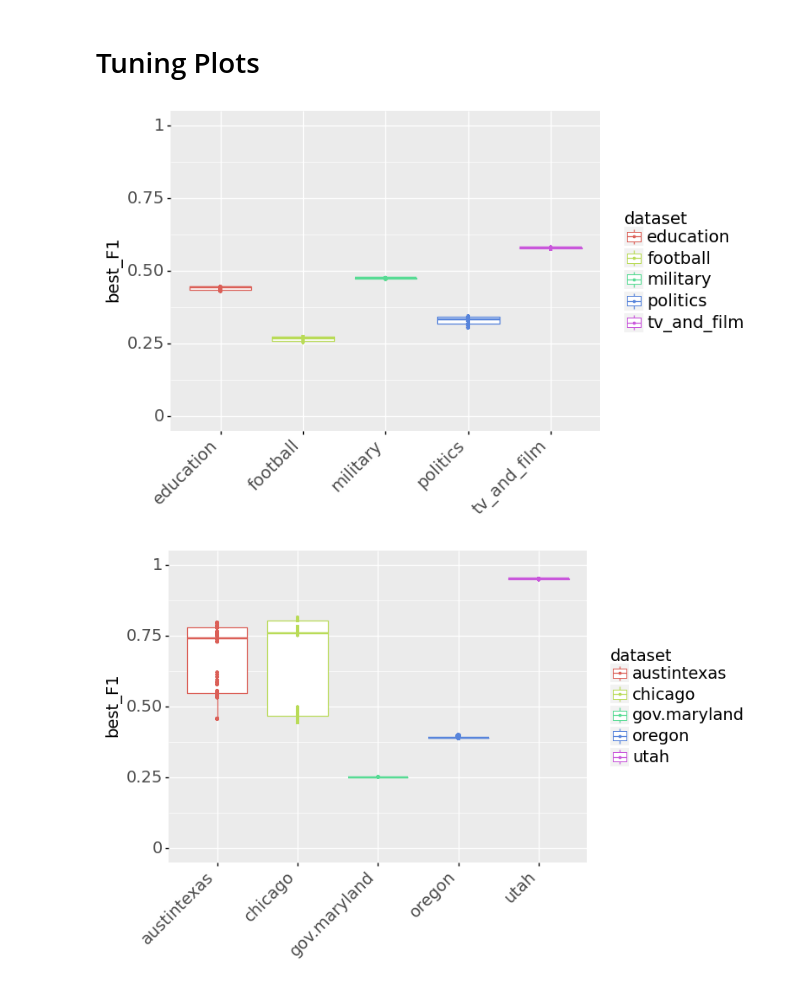
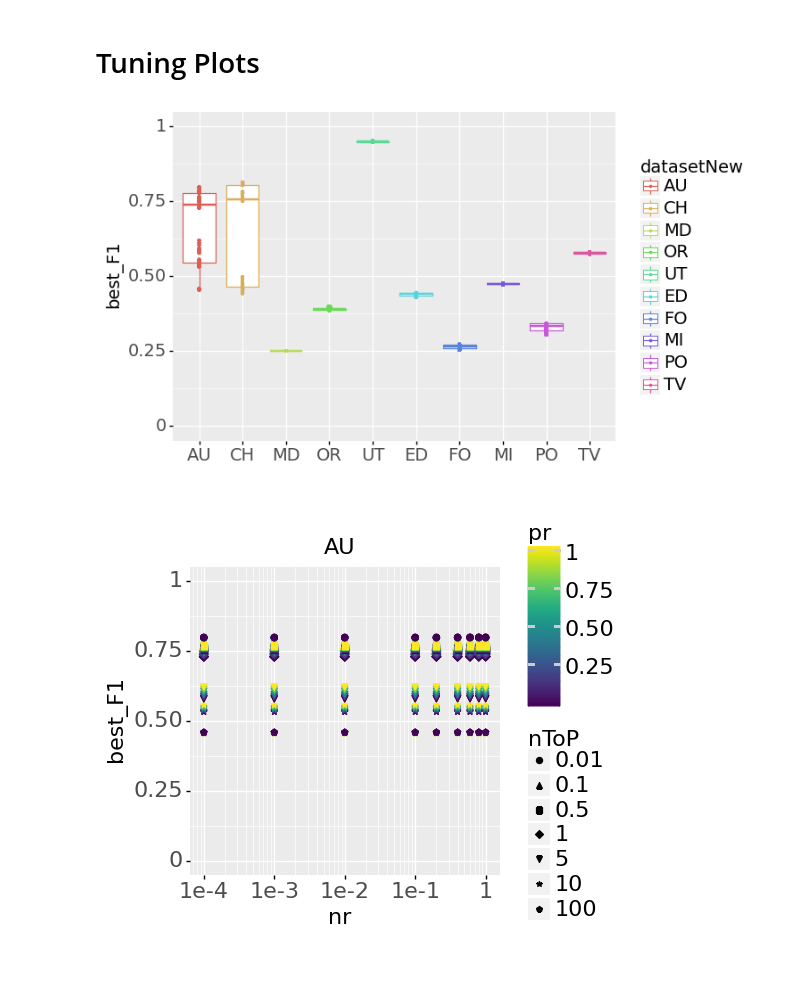
Before and after one commit to leonbornemann/RoleMatchingEvaluation, a Jupyter notebook: Tuning (Edge-Based).ipynb, the cells around one changed output. Drawn from its saved outputs; the diff is of its cells as text; code cells hidden in the pictures.

```diff
--- a/Tuning (Edge-Based).ipynb
+++ b/Tuning (Edge-Based).ipynb
@@ -11,9 +11,16 @@ pd.reset_option('^display.', silent=True)
 
 df = pd.DataFrame()
 
+#####################################################################
+#### REPLACE THIS WITH THE PATH TO YOUR DATA ########################
+pathToTuningData = 'data/tuningData/'
+#####################################################################
+#####################################################################
+
+
 
 def readDF(source,name,fname):
-    df = pd.read_csv('data/tuningData/' + fname)
+    df = pd.read_csv(pathToTuningData + fname)
     df['dataset']=name
     df['datasource']=source
     df['isInterstingStrict'] = (df['interestingnessEvidence']>0) & (df['hasChangeAfterTrainPeriod'])
@@ -629,7 +548,6 @@ runForList(allDfsSocrata)
 #print best weight settings:
 datasetNames = dfF1['dataset'].unique()
 print(datasetNames)
-for dsName in :
 
 
 #print best weight settings:
@@ -877,21 +887,7 @@ music -0.0005063041429298044
 # %% [markdown]
 # Tuning Plots
 # %%
-#print(dfF1[dfF1['dataset']=='politics'])
-#TODO: plot something:
-dfF1['weakToStrongNegativeWeightRelation']=dfF1['weakNegativeWeight']/dfF1['strongNegativeWeight']
-dfF1['weakToStrongPositiveWeightRelation']=dfF1['weakPositiveWeight']/dfF1['strongPositiveWeight']
-dfF1['weakToWeakWeightRelation']=dfF1['weakPositiveWeight']/(-dfF1['weakNegativeWeight'])
-dfF1['strongToStrongWeightRelation']=dfF1['strongPositiveWeight']/(-dfF1['strongNegativeWeight'])
-dfF1['rangeToAvgRange']=dfF1['ThresholdRange']/(-dfF1['ThresholdRangeAvg'])
-dfF1['nTOpAsData']=dfF1['nTOp']
-dfF1['nrAsData']=dfF1['nr']
-dfF1['nToP']=dfF1['nTOpAsData'].astype('category')
-dfF1['nr']=dfF1['nrAsData'].astype('category')
-
-dfF1Wikipedia = dfF1[dfF1['dataset'].isin(['politics', 'military', 'football', 'tv_and_film', 'education'])]
-dfF1Socrata = dfF1[dfF1['dataset'].isin(['utah', 'chicago', 'austintexas', 'oregon', 'gov.maryland'])]
-
+dfF1['dataset']=dfF1['datasetNew']
 
 #plot = (ggplot(df, aes(x='matchingTimePercentage',ymin=0,ymax=1, y='validPercentageFullTimePeriodOfInteresting',group='dataset',color='dataset',shape='dataset'))
 #      + geom_line(size=1.5)
@@ -903,40 +899,43 @@ dfF1Socrata = dfF1[dfF1['dataset'].isin(['utah', 'chicago', 'austintexas', 'oreg
 #      + labs(title=''))
 #    print(plot)
 #    fname = 'exportedPlots/validityOverMatchingTime_' + datasource +'.png'
 #    plot.save(filename = fname, height=5, width=5, units = 'in', dpi=1000)
 
 def printBoxplot(df,datasource):
-    p = (ggplot(df,aes(ymin=0,ymax=1,x='dataset',y='best_F1',color='dataset'))
+    p = (ggplot(df,aes(ymin=0,ymax=1,x='datasetNew',y='best_F1',color='datasetNew'))
     + geom_boxplot()
     + geom_point(size=0.5)
-    + theme(text=element_text(size=14),axis_text_x=element_text(rotation=45, hjust=1))
+    + theme(text=element_text(size=14))#,axis_text_x=element_text(rotation=45, hjust=1))
     + labs(x="")
     )
     print(p)
     fname = 'exportedPlots/bestTunedF1' + datasource +'.jpg'
     p.save(filename = fname)
 
-printBoxplot(dfF1Wikipedia,"wikipedia")
-printBoxplot(dfF1Socrata,"socrata")
+printBoxplot(dfF1,"both")
+#printBoxplot(dfF1Wikipedia,"wikipedia")
+#printBoxplot(dfF1Socrata,"socrata")
 #printBoxplot(dfF1) # TODO: in order for this to work we need to get plotnine to first sort by datasource, then by dataset name
 
-
+scatterPlotWidth=4
+scatterPlotHeight=4
+textSizeScatterPlot=16
 
 datasetNames=dfF1['dataset'].unique()
-for dsName in ['chicago','austintexas','politics']:
+for dsName in ['AU','CH','PO']:
     curDF = dfF1[dfF1['dataset']==dsName]
-    nrPlot = ggplot(curDF, aes(x='nrAsData',ymin=0,ymax=1, y='best_F1',color='pr',shape='nToP')) + scale_x_log10() + geom_point(size=2)  + labs(title = dsName,x="nr") + theme(text=element_text(size=14))
-    nTOpPlot = ggplot(curDF, aes(x='nTOpAsData',ymin=0,ymax=1, y='best_F1',color='pr',shape='nr')) + scale_x_log10() + geom_point(size=2)  + labs(title= dsName,x="nToP") + theme(text=element_text(size=14))
+    nrPlot = ggplot(curDF, aes(x='nrAsData',ymin=0,ymax=1, y='best_F1',color='pr',shape='nToP')) + scale_x_log10() + geom_point(size=2)  + labs(title = dsName,x="nr") + theme(text=element_text(size=textSizeScatterPlot)) + theme(figure_size = (scatterPlotWidth, scatterPlotHeight))
+    nTOpPlot = ggplot(curDF, aes(x='nTOpAsData',ymin=0,ymax=1, y='best_F1',color='pr',shape='nr')) + scale_x_log10() + geom_point(size=2)  + labs(title= dsName,x="nToP") + theme(text=element_text(size=textSizeScatterPlot)) + theme(figure_size = (scatterPlotWidth, scatterPlotHeight))
     print(nrPlot)
     print(nTOpPlot)
     fname = 'exportedPlots/tuningResult_nr_' + dsName +'.jpg'
     nrPlot.save(filename = fname)
     fname = 'exportedPlots/tuningResult_nToP_' + dsName +'.jpg'
     nTOpPlot.save(filename = fname)
     #
     #print(ggplot(curDF, aes(x='pr',ymin=0,ymax=1, y='best_F1',color='nr',alpha='nTOp')) + scale_x_log10() + geom_point()  + labs(title=dsName))
     #print(ggplot(curDF, aes(x='ThresholdRange',ymin=0,ymax=1, y='best_F1',color='nTOp')) + scale_x_log10() + geom_point()  + labs(title=dsName))
     #print(ggplot(curDF, aes(x='ThresholdRange',ymin=0,ymax=1, y='best_F1',color='nr')) + scale_x_log10() + geom_point()  + labs(title=dsName))
 # %% [output]
-[figure, old version]
+[figure, new version]
-[figure, old version]
+[figure, new version]
```
Also changed, not shown: parts of 13 cells of this notebook, 1 other file.
